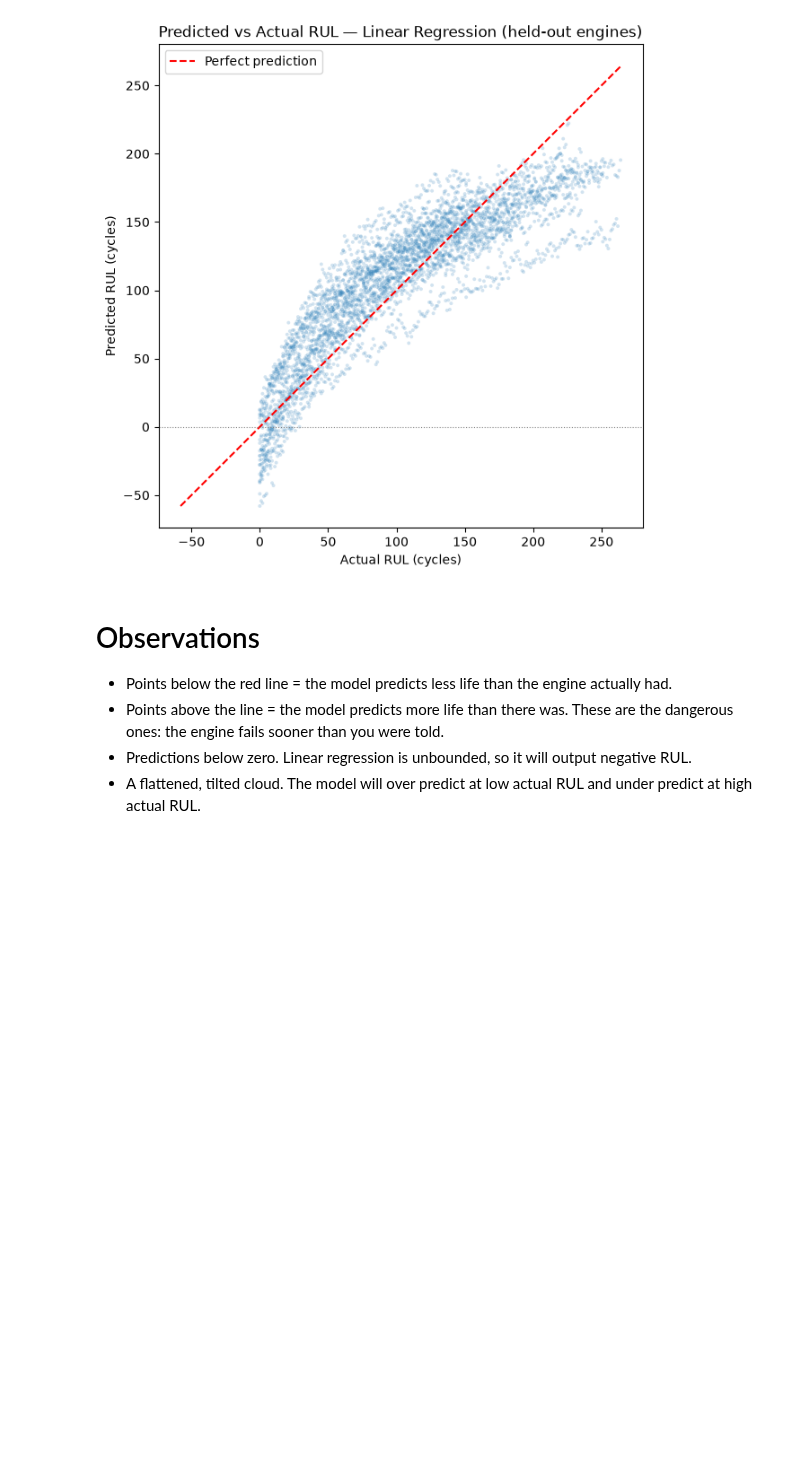
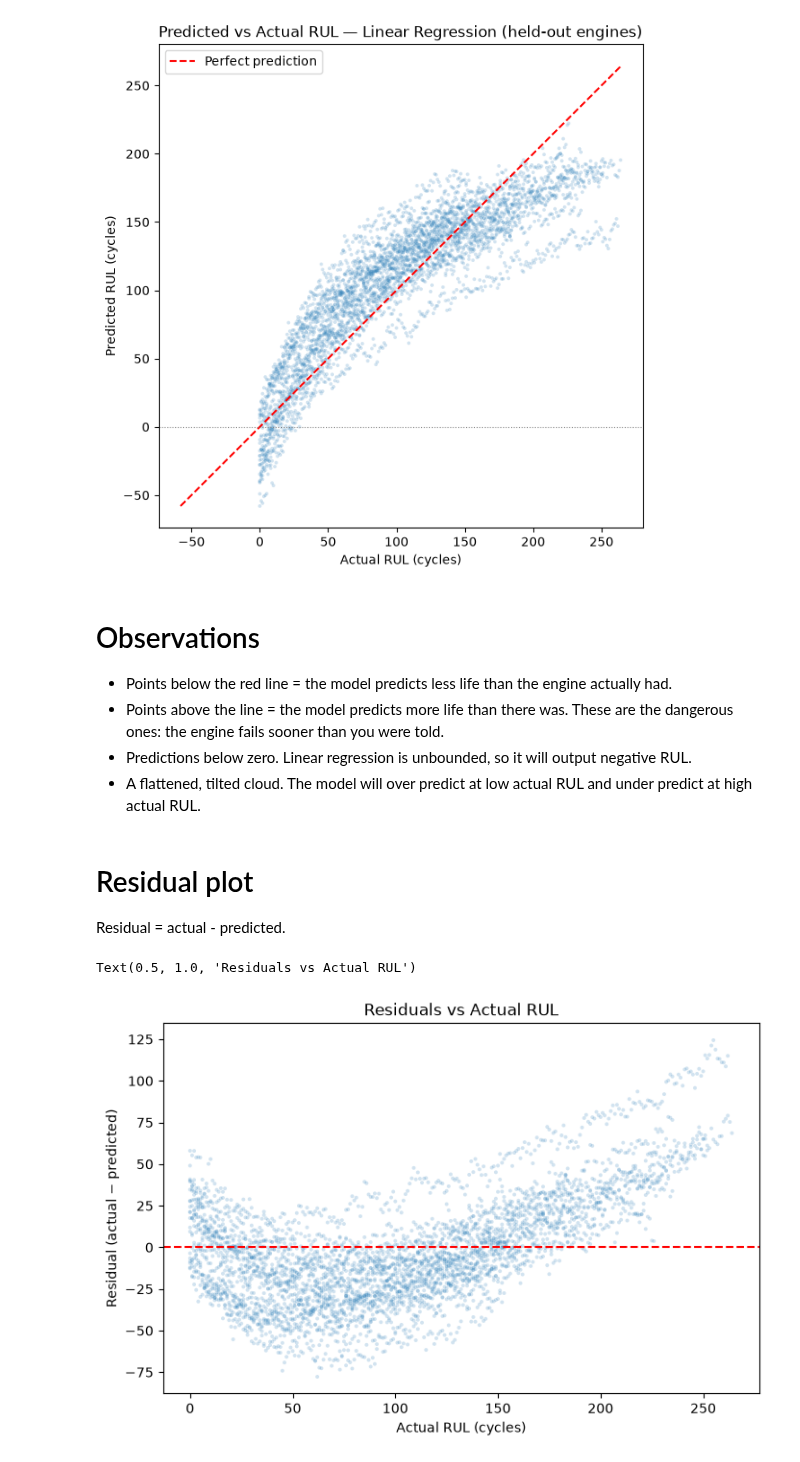
Before and after one commit to morgan-swe/Nasa-Rocket-Engine-Predictive-Maintenance, a Jupyter notebook: notebooks/06_model_training.ipynb, the cells around one changed output. Drawn from its saved outputs; the diff is of its cells as text; code cells hidden in the pictures; blank space fills up the shorter version.

Commit message:
Add residual plot

```diff
--- a/notebooks/06_model_training.ipynb
+++ b/notebooks/06_model_training.ipynb
@@ -138,3 +138,19 @@ ax.legend()
 - Points above the line = the model predicts more life than there was. These are the dangerous ones: the engine fails sooner than you were told.
 - Predictions below zero. Linear regression is unbounded, so it will output negative RUL.
 - A flattened, tilted cloud. The model will over predict at low actual RUL and under predict at high actual RUL.
+# %% [markdown]
+# Residual plot
+
+Residual = actual - predicted.
+# %%
+residuals = y_test - y_pred
+
+fig, ax = plt.subplots(figsize=(8, 5))
+ax.scatter(y_test, residuals, alpha=0.2, s=8, edgecolor='none')
+ax.axhline(0, color='red', linestyle='--', linewidth=1.5)
+ax.set_xlabel('Actual RUL (cycles)')
+ax.set_ylabel('Residual (actual − predicted)')
+ax.set_title('Residuals vs Actual RUL')
+# %% [output]
+Text(0.5, 1.0, 'Residuals vs Actual RUL')
+[figure, added]
```
